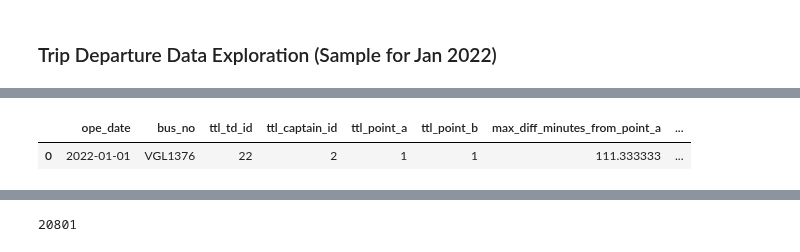
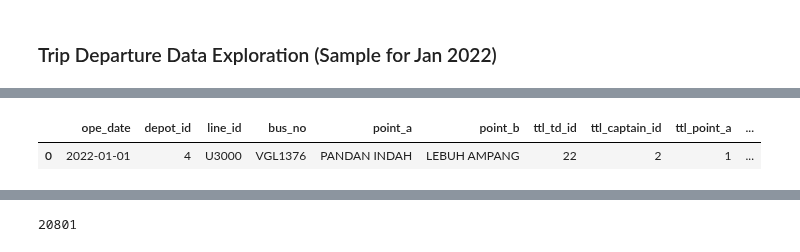
Before and after one commit to izardy/myrapid-backend, a Jupyter notebook: etl/data_exploration.ipynb, the cells around one changed output, grey strips where cells are left out. Drawn from its saved outputs; the diff is of its cells as text; code cells hidden in the pictures.

```diff
--- a/etl/data_exploration.ipynb
+++ b/etl/data_exploration.ipynb
@@ -139,56 +53,58 @@ See the caveats in the documentation: https://pandas.pydata.org/pandas-docs/stab
 | 155 | 34416783 | 2022-01-01 | 4 | U3000 | LFMZNEPU | VGL1376 | PM1 | 2022-01-01 21:58:00 | 2022-01-01 21:55:18 | 3.134000,101.754500 | ... |
 # %%
 
-trip_departure_1_1_2022_VGL1376_1=trip_departure_1_1_2022_VGL1376.groupby(['ope_date','bus_no'])[['td_id']].count().reset_index().rename(columns={'td_id':'ttl_td_id'}) # total trips on date
-trip_departure_1_1_2022_VGL1376_2=trip_departure_1_1_2022_VGL1376.groupby(['ope_date','bus_no'])[['captain_id']].nunique().reset_index().rename(columns={'captain_id':'ttl_captain_id'}) # total captains on duty on date
-trip_departure_1_1_2022_VGL1376_3=trip_departure_1_1_2022_VGL1376.groupby(['ope_date','bus_no'])[['point_a']].nunique().reset_index().rename(columns={'point_a':'ttl_point_a'}) # total point a of trip on date
-trip_departure_1_1_2022_VGL1376_4=trip_departure_1_1_2022_VGL1376.groupby(['ope_date','bus_no'])[['point_b']].nunique().reset_index().rename(columns={'point_b':'ttl_point_b'}) # total point b of trip on date
+trip_departure_1_1_2022_VGL1376_1=trip_departure_1_1_2022_VGL1376.groupby(['ope_date','depot_id','line_id','bus_no','point_a','point_b'])[['td_id']].count().reset_index().rename(columns={'td_id':'ttl_td_id'}) # total trips on date
+trip_departure_1_1_2022_VGL1376_2=trip_departure_1_1_2022_VGL1376.groupby(['ope_date','depot_id','line_id','bus_no','point_a','point_b'])[['captain_id']].nunique().reset_index().rename(columns={'captain_id':'ttl_captain_id'}) # total captains on duty on date
+trip_departure_1_1_2022_VGL1376_3=trip_departure_1_1_2022_VGL1376.groupby(['ope_date','depot_id','line_id','bus_no'])[['point_a']].nunique().reset_index().rename(columns={'point_a':'ttl_point_a'}) # total point a of trip on date
+trip_departure_1_1_2022_VGL1376_4=trip_departure_1_1_2022_VGL1376.groupby(['ope_date','depot_id','line_id','bus_no'])[['point_b']].nunique().reset_index().rename(columns={'point_b':'ttl_point_b'}) # total point b of trip on date
 
-trip_departure_1_1_2022_VGL1376_5=trip_departure_1_1_2022_VGL1376[trip_departure_1_1_2022_VGL1376['diff_label']=='from point a'].groupby(['ope_date','bus_no','diff_label']).agg({'diff_minutes':'max'}).reset_index().rename(columns={'diff_minutes':'max_diff_minutes_from_point_a'}).drop(columns=['diff_label'])
-trip_departure_1_1_2022_VGL1376_6=trip_departure_1_1_2022_VGL1376[trip_departure_1_1_2022_VGL1376['diff_label']=='idle mode'].groupby(['ope_date','bus_no','diff_label']).agg({'diff_minutes':'max'}).reset_index().rename(columns={'diff_minutes':'max_diff_minutes_idle_mode'}).drop(columns=['diff_label'])
-trip_departure_1_1_2022_VGL1376_7=trip_departure_1_1_2022_VGL1376[trip_departure_1_1_2022_VGL1376['diff_label']=='to point a'].groupby(['ope_date','bus_no','diff_label']).agg({'diff_minutes':'max'}).reset_index().rename(columns={'diff_minutes':'max_diff_minutes_to_point_a'}).drop(columns=['diff_label'])
+trip_departure_1_1_2022_VGL1376_5=trip_departure_1_1_2022_VGL1376[trip_departure_1_1_2022_VGL1376['diff_label']=='from point a'].groupby(['ope_date','depot_id','line_id','bus_no','point_a','point_b','diff_label']).agg({'diff_minutes':'max'}).reset_index().rename(columns={'diff_minutes':'max_diff_minutes_from_point_a'}).drop(columns=['diff_label'])
+trip_departure_1_1_2022_VGL1376_6=trip_departure_1_1_2022_VGL1376[trip_departure_1_1_2022_VGL1376['diff_label']=='idle mode'].groupby(['ope_date','depot_id','line_id','bus_no','point_a','point_b','diff_label']).agg({'diff_minutes':'max'}).reset_index().rename(columns={'diff_minutes':'max_diff_minutes_idle_mode'}).drop(columns=['diff_label'])
+trip_departure_1_1_2022_VGL1376_7=trip_departure_1_1_2022_VGL1376[trip_departure_1_1_2022_VGL1376['diff_label']=='to point a'].groupby(['ope_date','depot_id','line_id','bus_no','point_a','point_b','diff_label']).agg({'diff_minutes':'max'}).reset_index().rename(columns={'diff_minutes':'max_diff_minutes_to_point_a'}).drop(columns=['diff_label'])
 
-trip_departure_1_1_2022_VGL1376_8=trip_departure_1_1_2022_VGL1376[trip_departure_1_1_2022_VGL1376['diff_label']=='from point a'].groupby(['ope_date','bus_no','diff_label']).agg({'diff_minutes':'min'}).reset_index().rename(columns={'diff_minutes':'min_diff_minutes_from_point_a'}).drop(columns=['diff_label'])
-trip_departure_1_1_2022_VGL1376_9=trip_departure_1_1_2022_VGL1376[trip_departure_1_1_2022_VGL1376['diff_label']=='idle mode'].groupby(['ope_date','bus_no','diff_label']).agg({'diff_minutes':'min'}).reset_index().rename(columns={'diff_minutes':'min_diff_minutes_idle_mode'}).drop(columns=['diff_label'])
-trip_departure_1_1_2022_VGL1376_10=trip_departure_1_1_2022_VGL1376[trip_departure_1_1_2022_VGL1376['diff_label']=='to point a'].groupby(['ope_date','bus_no','diff_label']).agg({'diff_minutes':'min'}).reset_index().rename(columns={'diff_minutes':'min_diff_minutes_to_point_a'}).drop(columns=['diff_label'])
+trip_departure_1_1_2022_VGL1376_8=trip_departure_1_1_2022_VGL1376[trip_departure_1_1_2022_VGL1376['diff_label']=='from point a'].groupby(['ope_date','depot_id','line_id','bus_no','point_a','point_b','diff_label']).agg({'diff_minutes':'min'}).reset_index().rename(columns={'diff_minutes':'min_diff_minutes_from_point_a'}).drop(columns=['diff_label'])
+trip_departure_1_1_2022_VGL1376_9=trip_departure_1_1_2022_VGL1376[trip_departure_1_1_2022_VGL1376['diff_label']=='idle mode'].groupby(['ope_date','depot_id','line_id','bus_no','point_a','point_b','diff_label']).agg({'diff_minutes':'min'}).reset_index().rename(columns={'diff_minutes':'min_diff_minutes_idle_mode'}).drop(columns=['diff_label'])
+trip_departure_1_1_2022_VGL1376_10=trip_departure_1_1_2022_VGL1376[trip_departure_1_1_2022_VGL1376['diff_label']=='to point a'].groupby(['ope_date','depot_id','line_id','bus_no','point_a','point_b','diff_label']).agg({'diff_minutes':'min'}).reset_index().rename(columns={'diff_minutes':'min_diff_minutes_to_point_a'}).drop(columns=['diff_label'])
 
-trip_departure_1_1_2022_VGL1376_11=trip_departure_1_1_2022_VGL1376[trip_departure_1_1_2022_VGL1376['diff_label']=='from point a'].groupby(['ope_date','bus_no','diff_label']).agg({'diff_minutes':'mean'}).reset_index().rename(columns={'diff_minutes':'avg_diff_minutes_from_point_a'}).drop(columns=['diff_label'])
-trip_departure_1_1_2022_VGL1376_12=trip_departure_1_1_2022_VGL1376[trip_departure_1_1_2022_VGL1376['diff_label']=='idle mode'].groupby(['ope_date','bus_no','diff_label']).agg({'diff_minutes':'mean'}).reset_index().rename(columns={'diff_minutes':'avg_diff_minutes_idle_mode'}).drop(columns=['diff_label'])
-trip_departure_1_1_2022_VGL1376_13=trip_departure_1_1_2022_VGL1376[trip_departure_1_1_2022_VGL1376['diff_label']=='to point a'].groupby(['ope_date','bus_no','diff_label']).agg({'diff_minutes':'mean'}).reset_index().rename(columns={'diff_minutes':'avg_diff_minutes_to_point_a'}).drop(columns=['diff_label'])
+trip_departure_1_1_2022_VGL1376_11=trip_departure_1_1_2022_VGL1376[trip_departure_1_1_2022_VGL1376['diff_label']=='from point a'].groupby(['ope_date','depot_id','line_id','bus_no','point_a','point_b','diff_label']).agg({'diff_minutes':'mean'}).reset_index().rename(columns={'diff_minutes':'avg_diff_minutes_from_point_a'}).drop(columns=['diff_label'])
+trip_departure_1_1_2022_VGL1376_12=trip_departure_1_1_2022_VGL1376[trip_departure_1_1_2022_VGL1376['diff_label']=='idle mode'].groupby(['ope_date','depot_id','line_id','bus_no','point_a','point_b','diff_label']).agg({'diff_minutes':'mean'}).reset_index().rename(columns={'diff_minutes':'avg_diff_minutes_idle_mode'}).drop(columns=['diff_label'])
+trip_departure_1_1_2022_VGL1376_13=trip_departure_1_1_2022_VGL1376[trip_departure_1_1_2022_VGL1376['diff_label']=='to point a'].groupby(['ope_date','depot_id','line_id','bus_no','point_a','point_b','diff_label']).agg({'diff_minutes':'mean'}).reset_index().rename(columns={'diff_minutes':'avg_diff_minutes_to_point_a'}).drop(columns=['diff_label'])
 
-trip_departure_1_1_2022_VGL1376_14=trip_departure_1_1_2022_VGL1376[trip_departure_1_1_2022_VGL1376['diff_label']=='from point a'].groupby(['ope_date','bus_no','diff_label']).agg({'diff_minutes':'median'}).reset_index().rename(columns={'diff_minutes':'med_diff_minutes_from_point_a'}).drop(columns=['diff_label'])
-trip_departure_1_1_2022_VGL1376_15=trip_departure_1_1_2022_VGL1376[trip_departure_1_1_2022_VGL1376['diff_label']=='idle mode'].groupby(['ope_date','bus_no','diff_label']).agg({'diff_minutes':'median'}).reset_index().rename(columns={'diff_minutes':'med_diff_minutes_idle_mode'}).drop(columns=['diff_label'])
-trip_departure_1_1_2022_VGL1376_16=trip_departure_1_1_2022_VGL1376[trip_departure_1_1_2022_VGL1376['diff_label']=='to point a'].groupby(['ope_date','bus_no','diff_label']).agg({'diff_minutes':'median'}).reset_index().rename(columns={'diff_minutes':'med_diff_minutes_to_point_a'}).drop(columns=['diff_label'])
+trip_departure_1_1_2022_VGL1376_14=trip_departure_1_1_2022_VGL1376[trip_departure_1_1_2022_VGL1376['diff_label']=='from point a'].groupby(['ope_date','depot_id','line_id','bus_no','point_a','point_b','diff_label']).agg({'diff_minutes':'median'}).reset_index().rename(columns={'diff_minutes':'med_diff_minutes_from_point_a'}).drop(columns=['diff_label'])
+trip_departure_1_1_2022_VGL1376_15=trip_departure_1_1_2022_VGL1376[trip_departure_1_1_2022_VGL1376['diff_label']=='idle mode'].groupby(['ope_date','depot_id','line_id','bus_no','point_a','point_b','diff_label']).agg({'diff_minutes':'median'}).reset_index().rename(columns={'diff_minutes':'med_diff_minutes_idle_mode'}).drop(columns=['diff_label'])
+trip_departure_1_1_2022_VGL1376_16=trip_departure_1_1_2022_VGL1376[trip_departure_1_1_2022_VGL1376['diff_label']=='to point a'].groupby(['ope_date','depot_id','line_id','bus_no','point_a','point_b','diff_label']).agg({'diff_minutes':'median'}).reset_index().rename(columns={'diff_minutes':'med_diff_minutes_to_point_a'}).drop(columns=['diff_label'])
 
-trip_departure_1_1_2022_VGL1376_17=trip_departure_1_1_2022_VGL1376.groupby(['ope_date','bus_no']).agg({'speed':'max'}).reset_index().rename(columns={'speed':'max_speed'})
-trip_departure_1_1_2022_VGL1376_18=trip_departure_1_1_2022_VGL1376.groupby(['ope_date','bus_no']).agg({'speed':'min'}).reset_index().rename(columns={'speed':'min_speed'})
-trip_departure_1_1_2022_VGL1376_19=trip_departure_1_1_2022_VGL1376.groupby(['ope_date','bus_no']).agg({'speed':'mean'}).reset_index().rename(columns={'speed':'avg_speed'})
-trip_departure_1_1_2022_VGL1376_20=trip_departure_1_1_2022_VGL1376.groupby(['ope_date','bus_no']).agg({'speed':'median'}).reset_index().rename(columns={'speed':'med_speed'})
+trip_departure_1_1_2022_VGL1376_17=trip_departure_1_1_2022_VGL1376.groupby(['ope_date','depot_id','line_id','bus_no','point_a','point_b']).agg({'speed':'max'}).reset_index().rename(columns={'speed':'max_speed'})
+trip_departure_1_1_2022_VGL1376_18=trip_departure_1_1_2022_VGL1376.groupby(['ope_date','depot_id','line_id','bus_no','point_a','point_b']).agg({'speed':'min'}).reset_index().rename(columns={'speed':'min_speed'})
+trip_departure_1_1_2022_VGL1376_19=trip_departure_1_1_2022_VGL1376.groupby(['ope_date','depot_id','line_id','bus_no','point_a','point_b']).agg({'speed':'mean'}).reset_index().rename(columns={'speed':'avg_speed'})
+trip_departure_1_1_2022_VGL1376_20=trip_departure_1_1_2022_VGL1376.groupby(['ope_date','depot_id','line_id','bus_no','point_a','point_b']).agg({'speed':'median'}).reset_index().rename(columns={'speed':'med_speed'})
 
-trip_departure_1_1_2022_VGL1376_21=trip_departure_1_1_2022_VGL1376.groupby(['ope_date','bus_no']).agg({'is_completed':'sum'}).reset_index().rename(columns={'is_completed':'ttl_td_completed'})
+trip_departure_1_1_2022_VGL1376_21=trip_departure_1_1_2022_VGL1376.groupby(['ope_date','depot_id','line_id','bus_no','point_a','point_b']).agg({'is_completed':'sum'}).reset_index().rename(columns={'is_completed':'ttl_td_completed'})
 
-trip_departure_1_1_2022_VGL1376_int=pd.merge(trip_departure_1_1_2022_VGL1376_1,trip_departure_1_1_2022_VGL1376_2,how='left',on=['ope_date','bus_no'])
-trip_departure_1_1_2022_VGL1376_int=pd.merge(trip_departure_1_1_2022_VGL1376_int,trip_departure_1_1_2022_VGL1376_3,how='left',on=['ope_date','bus_no'])
-trip_departure_1_1_2022_VGL1376_int=pd.merge(trip_departure_1_1_2022_VGL1376_int,trip_departure_1_1_2022_VGL1376_4,how='left',on=['ope_date','bus_no'])
-trip_departure_1_1_2022_VGL1376_int=pd.merge(trip_departure_1_1_2022_VGL1376_int,trip_departure_1_1_2022_VGL1376_5,how='left',on=['ope_date','bus_no'])
-trip_departure_1_1_2022_VGL1376_int=pd.merge(trip_departure_1_1_2022_VGL1376_int,trip_departure_1_1_2022_VGL1376_6,how='left',on=['ope_date','bus_no'])
-trip_departure_1_1_2022_VGL1376_int=pd.merge(trip_departure_1_1_2022_VGL1376_int,trip_departure_1_1_2022_VGL1376_7,how='left',on=['ope_date','bus_no'])
-trip_departure_1_1_2022_VGL1376_int=pd.merge(trip_departure_1_1_2022_VGL1376_int,trip_departure_1_1_2022_VGL1376_8,how='left',on=['ope_date','bus_no'])
-trip_departure_1_1_2022_VGL1376_int=pd.merge(trip_departure_1_1_2022_VGL1376_int,trip_departure_1_1_2022_VGL1376_9,how='left',on=['ope_date','bus_no'])
-trip_departure_1_1_2022_VGL1376_int=pd.merge(trip_departure_1_1_2022_VGL1376_int,trip_departure_1_1_2022_VGL1376_10,how='left',on=['ope_date','bus_no'])
-trip_departure_1_1_2022_VGL1376_int=pd.merge(trip_departure_1_1_2022_VGL1376_int,trip_departure_1_1_2022_VGL1376_11,how='left',on=['ope_date','bus_no'])
-trip_departure_1_1_2022_VGL1376_int=pd.merge(trip_departure_1_1_2022_VGL1376_int,trip_departure_1_1_2022_VGL1376_12,how='left',on=['ope_date','bus_no'])
-trip_departure_1_1_2022_VGL1376_int=pd.merge(trip_departure_1_1_2022_VGL1376_int,trip_departure_1_1_2022_VGL1376_13,how='left',on=['ope_date','bus_no'])
-trip_departure_1_1_2022_VGL1376_int=pd.merge(trip_departure_1_1_2022_VGL1376_int,trip_departure_1_1_2022_VGL1376_14,how='left',on=['ope_date','bus_no'])
-trip_departure_1_1_2022_VGL1376_int=pd.merge(trip_departure_1_1_2022_VGL1376_int,trip_departure_1_1_2022_VGL1376_15,how='left',on=['ope_date','bus_no'])
-trip_departure_1_1_2022_VGL1376_int=pd.merge(trip_departure_1_1_2022_VGL1376_int,trip_departure_1_1_2022_VGL1376_16,how='left',on=['ope_date','bus_no'])
-trip_departure_1_1_2022_VGL1376_int=pd.merge(trip_departure_1_1_2022_VGL1376_int,trip_departure_1_1_2022_VGL1376_17,how='left',on=['ope_date','bus_no'])
-trip_departure_1_1_2022_VGL1376_int=pd.merge(trip_departure_1_1_2022_VGL1376_int,trip_departure_1_1_2022_VGL1376_18,how='left',on=['ope_date','bus_no'])
-trip_departure_1_1_2022_VGL1376_int=pd.merge(trip_departure_1_1_2022_VGL1376_int,trip_departure_1_1_2022_VGL1376_19,how='left',on=['ope_date','bus_no'])
-trip_departure_1_1_2022_VGL1376_int=pd.merge(trip_departure_1_1_2022_VGL1376_int,trip_departure_1_1_2022_VGL1376_20,how='left',on=['ope_date','bus_no'])
-trip_departure_1_1_2022_VGL1376_int=pd.merge(trip_departure_1_1_2022_VGL1376_int,trip_departure_1_1_2022_VGL1376_21,how='left',on=['ope_date','bus_no'])
+trip_departure_1_1_2022_VGL1376_int=pd.merge(trip_departure_1_1_2022_VGL1376_1,trip_departure_1_1_2022_VGL1376_2,how='left',on=['ope_date','depot_id','line_id','bus_no','point_a','point_b'])
+
+trip_departure_1_1_2022_VGL1376_int=pd.merge(trip_departure_1_1_2022_VGL1376_int,trip_departure_1_1_2022_VGL1376_3,how='left',on=['ope_date','depot_id','line_id','bus_no'])
+trip_departure_1_1_2022_VGL1376_int=pd.merge(trip_departure_1_1_2022_VGL1376_int,trip_departure_1_1_2022_VGL1376_4,how='left',on=['ope_date','depot_id','line_id','bus_no'])
+
+trip_departure_1_1_2022_VGL1376_int=pd.merge(trip_departure_1_1_2022_VGL1376_int,trip_departure_1_1_2022_VGL1376_5,how='left',on=['ope_date','depot_id','line_id','bus_no','point_a','point_b'])
+trip_departure_1_1_2022_VGL1376_int=pd.merge(trip_departure_1_1_2022_VGL1376_int,trip_departure_1_1_2022_VGL1376_6,how='left',on=['ope_date','depot_id','line_id','bus_no','point_a','point_b'])
+trip_departure_1_1_2022_VGL1376_int=pd.merge(trip_departure_1_1_2022_VGL1376_int,trip_departure_1_1_2022_VGL1376_7,how='left',on=['ope_date','depot_id','line_id','bus_no','point_a','point_b'])
+trip_departure_1_1_2022_VGL1376_int=pd.merge(trip_departure_1_1_2022_VGL1376_int,trip_departure_1_1_2022_VGL1376_8,how='left',on=['ope_date','depot_id','line_id','bus_no','point_a','point_b'])
+trip_departure_1_1_2022_VGL1376_int=pd.merge(trip_departure_1_1_2022_VGL1376_int,trip_departure_1_1_2022_VGL1376_9,how='left',on=['ope_date','depot_id','line_id','bus_no','point_a','point_b'])
+trip_departure_1_1_2022_VGL1376_int=pd.merge(trip_departure_1_1_2022_VGL1376_int,trip_departure_1_1_2022_VGL1376_10,how='left',on=['ope_date','depot_id','line_id','bus_no','point_a','point_b'])
+trip_departure_1_1_2022_VGL1376_int=pd.merge(trip_departure_1_1_2022_VGL1376_int,trip_departure_1_1_2022_VGL1376_11,how='left',on=['ope_date','depot_id','line_id','bus_no','point_a','point_b'])
+trip_departure_1_1_2022_VGL1376_int=pd.merge(trip_departure_1_1_2022_VGL1376_int,trip_departure_1_1_2022_VGL1376_12,how='left',on=['ope_date','depot_id','line_id','bus_no','point_a','point_b'])
+trip_departure_1_1_2022_VGL1376_int=pd.merge(trip_departure_1_1_2022_VGL1376_int,trip_departure_1_1_2022_VGL1376_13,how='left',on=['ope_date','depot_id','line_id','bus_no','point_a','point_b'])
+trip_departure_1_1_2022_VGL1376_int=pd.merge(trip_departure_1_1_2022_VGL1376_int,trip_departure_1_1_2022_VGL1376_14,how='left',on=['ope_date','depot_id','line_id','bus_no','point_a','point_b'])
+trip_departure_1_1_2022_VGL1376_int=pd.merge(trip_departure_1_1_2022_VGL1376_int,trip_departure_1_1_2022_VGL1376_15,how='left',on=['ope_date','depot_id','line_id','bus_no','point_a','point_b'])
+trip_departure_1_1_2022_VGL1376_int=pd.merge(trip_departure_1_1_2022_VGL1376_int,trip_departure_1_1_2022_VGL1376_16,how='left',on=['ope_date','depot_id','line_id','bus_no','point_a','point_b'])
+trip_departure_1_1_2022_VGL1376_int=pd.merge(trip_departure_1_1_2022_VGL1376_int,trip_departure_1_1_2022_VGL1376_17,how='left',on=['ope_date','depot_id','line_id','bus_no','point_a','point_b'])
+trip_departure_1_1_2022_VGL1376_int=pd.merge(trip_departure_1_1_2022_VGL1376_int,trip_departure_1_1_2022_VGL1376_18,how='left',on=['ope_date','depot_id','line_id','bus_no','point_a','point_b'])
+trip_departure_1_1_2022_VGL1376_int=pd.merge(trip_departure_1_1_2022_VGL1376_int,trip_departure_1_1_2022_VGL1376_19,how='left',on=['ope_date','depot_id','line_id','bus_no','point_a','point_b'])
+trip_departure_1_1_2022_VGL1376_int=pd.merge(trip_departure_1_1_2022_VGL1376_int,trip_departure_1_1_2022_VGL1376_20,how='left',on=['ope_date','depot_id','line_id','bus_no','point_a','point_b'])
+trip_departure_1_1_2022_VGL1376_int=pd.merge(trip_departure_1_1_2022_VGL1376_int,trip_departure_1_1_2022_VGL1376_21,how='left',on=['ope_date','depot_id','line_id','bus_no','point_a','point_b'])
 
 trip_departure_1_1_2022_VGL1376_int
 # %% [output]
-|  | ope_date | bus_no | ttl_td_id | ttl_captain_id | ttl_point_a | ttl_point_b | max_diff_minutes_from_point_a | ... |
-| 0 | 2022-01-01 | VGL1376 | 22 | 2 | 1 | 1 | 111.333333 | ... |
+|  | ope_date | depot_id | line_id | bus_no | point_a | point_b | ttl_td_id | ttl_captain_id | ttl_point_a | ... |
+| 0 | 2022-01-01 | 4 | U3000 | VGL1376 | PANDAN INDAH | LEBUH AMPANG | 22 | 2 | 1 | ... |
```
Also changed, not shown: parts of 12 cells of this notebook, 2 other files.
